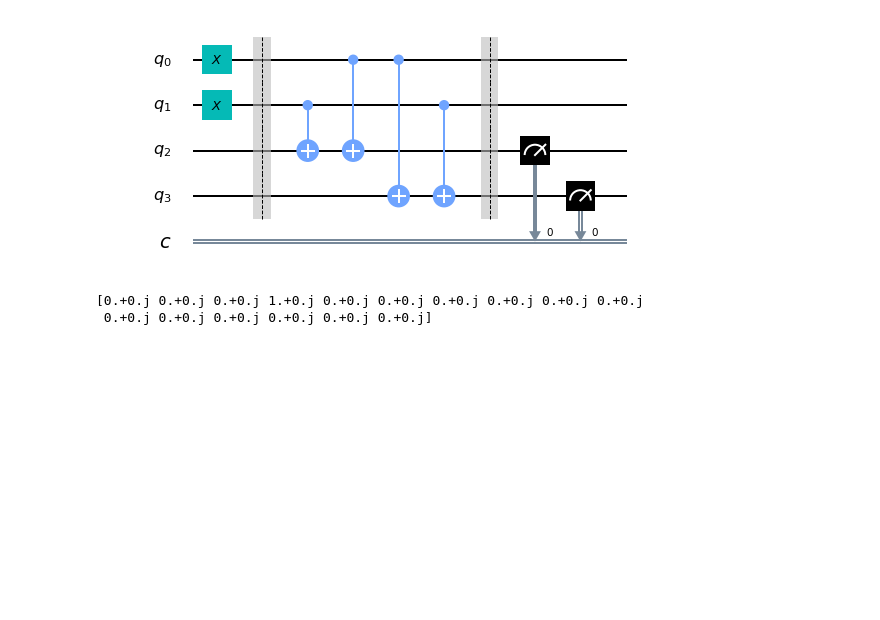
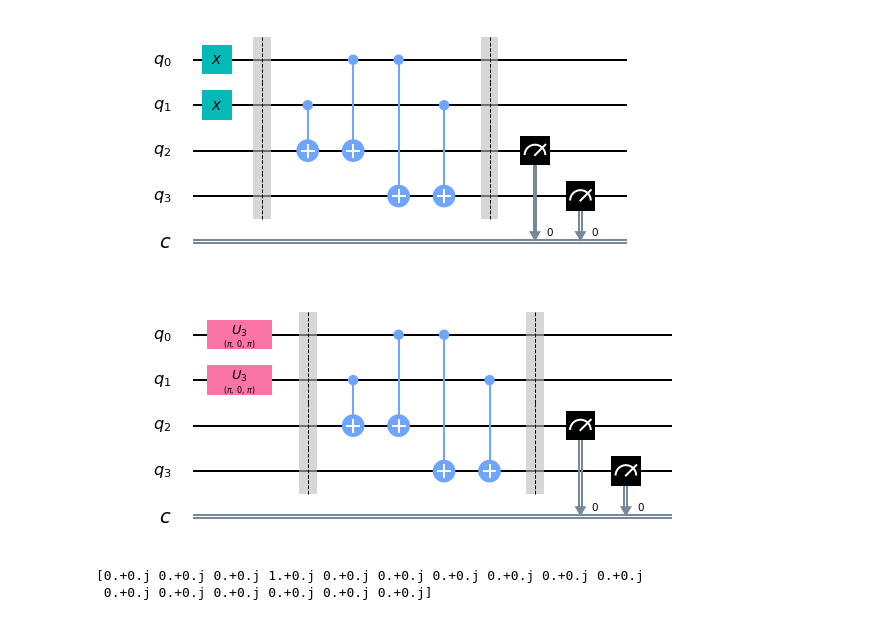
Before and after one commit to Syed-Al-Khwarizmi/Quantum-Computing-Implementations, a Jupyter notebook: Introductory Quantum Circuits and Perceptron implementations.ipynb, the cells around one changed output. Saved outputs shown, nothing was run; the diff lists cells and outputs as text; code cells hidden in the pictures; blank space fills up the shorter version.

```diff
--- a/Introductory Quantum Circuits and Perceptron implementations.ipynb
+++ b/Introductory Quantum Circuits and Perceptron implementations.ipynb
@@ -42,6 +42,11 @@ circ.measure(3, 0)
 circ.draw(output='mpl')
 # %% [output]
 [figure]
+# %%
+circ_basis = circ.decompose()
+circ_basis.draw(output='mpl')
+# %% [output]
+[figure, added]
 # %%
 # Run the quantum circuit on a statevector simulator backend
 backend = Aer.get_backend('statevector_simulator')
```
Also changed, not shown: parts of 12 cells of this notebook.
